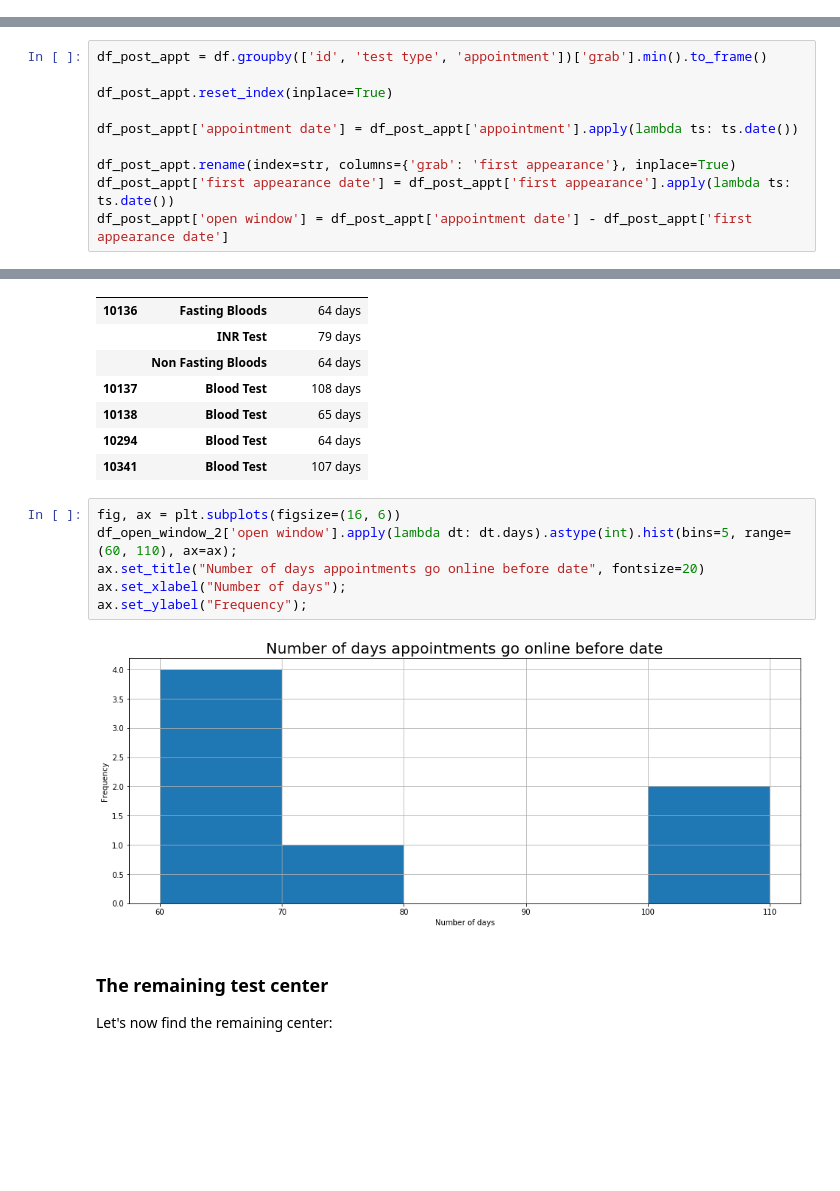
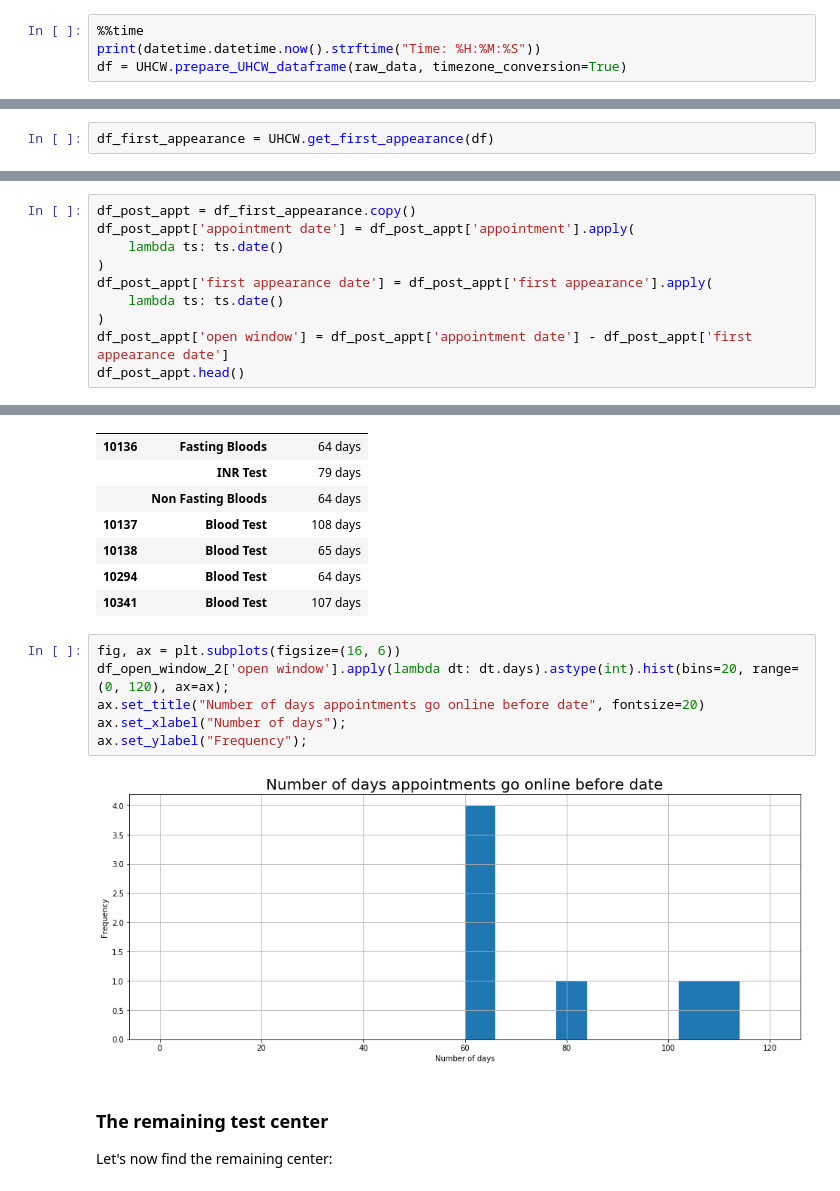
Before and after one commit to antoinechoffrut/UHCW, a Jupyter notebook: UHCW_EDA.ipynb, the cells around one changed output, grey strips where cells are left out. Drawn from its saved outputs; the diff is of its cells as text; blank space fills up the shorter version.

Commit message:
Move all custom functions from notebooks to module 'UHCW'

```diff
--- a/UHCW_EDA.ipynb
+++ b/UHCW_EDA.ipynb
@@ -329,0 +82,4 @@ Wall time: 2.09 s
+# %%
+%%time
+print(datetime.datetime.now().strftime("Time: %H:%M:%S"))
+df = UHCW.prepare_UHCW_dataframe(raw_data, timezone_conversion=True)
@@ -595,0 +358,2 @@ More precisely, we construct the dataframe `df_post_appt`, where we record the `
+# %%
+df_first_appearance = UHCW.get_first_appearance(df)
@@ -596,10 +362,10 @@ More precisely, we construct the dataframe `df_post_appt`, where we record the `
 # %%
-df_post_appt = df.groupby(['id', 'test type', 'appointment'])['grab'].min().to_frame()
-
-df_post_appt.reset_index(inplace=True)
-
-df_post_appt['appointment date'] = df_post_appt['appointment'].apply(lambda ts: ts.date())
-
-df_post_appt.rename(index=str, columns={'grab': 'first appearance'}, inplace=True)
-df_post_appt['first appearance date'] = df_post_appt['first appearance'].apply(lambda ts: ts.date())
+df_post_appt = df_first_appearance.copy()
+df_post_appt['appointment date'] = df_post_appt['appointment'].apply(
+    lambda ts: ts.date()
+)
+df_post_appt['first appearance date'] = df_post_appt['first appearance'].apply(
+    lambda ts: ts.date()
+)
 df_post_appt['open window'] = df_post_appt['appointment date'] - df_post_appt['first appearance date']
+df_post_appt.head()
@@ -827,12 +594,12 @@ df_open_window_2
 | 10341 | Blood Test | 107 days |
 # %%
 fig, ax = plt.subplots(figsize=(16, 6))
-df_open_window_2['open window'].apply(lambda dt: dt.days).astype(int).hist(bins=5, range=(60, 110), ax=ax);
+df_open_window_2['open window'].apply(lambda dt: dt.days).astype(int).hist(bins=20, range=(0, 120), ax=ax);
 ax.set_title("Number of days appointments go online before date", fontsize=20)
 ax.set_xlabel("Number of days");
 ax.set_ylabel("Frequency");
 # %% [output]
-[figure, old version]
+[figure, new version]
 # %% [markdown]
 ### The remaining test center
 Let's now find the remaining center:
```
Also changed, not shown: parts of 55 cells of this notebook, 1 other file.
